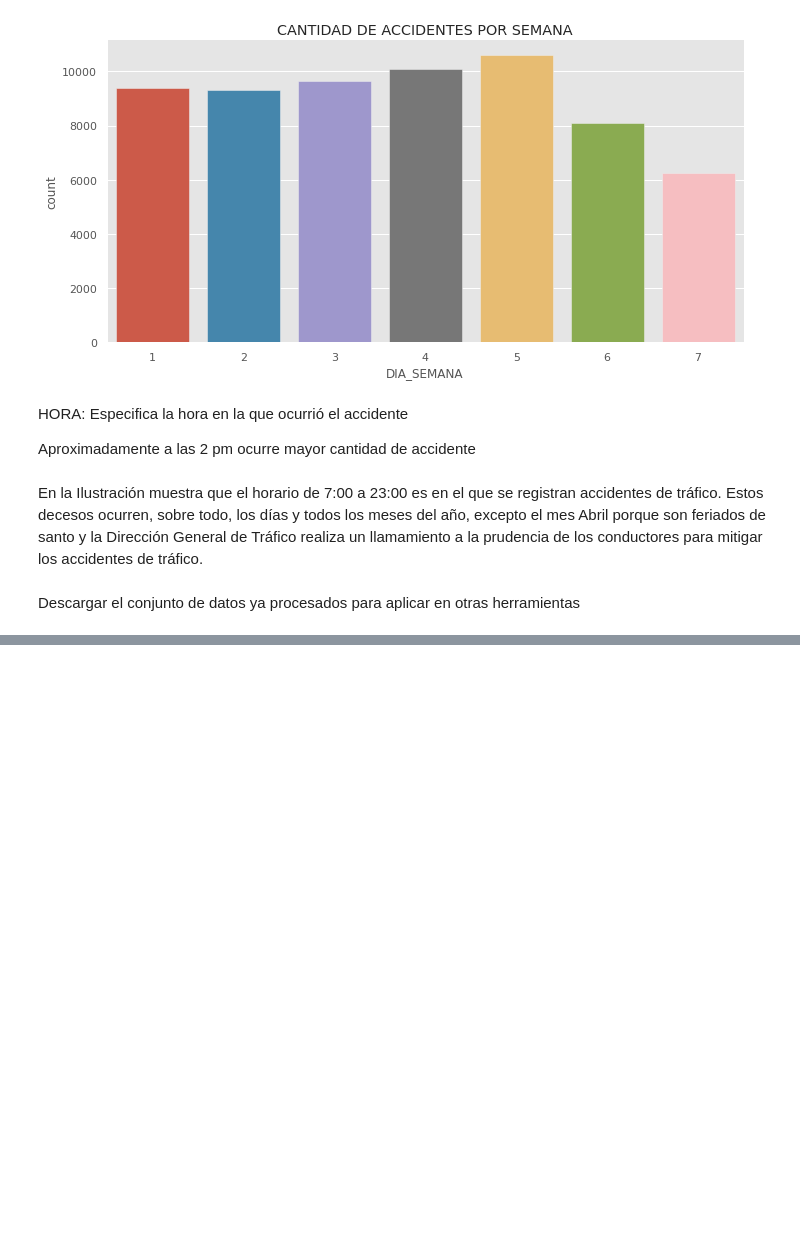
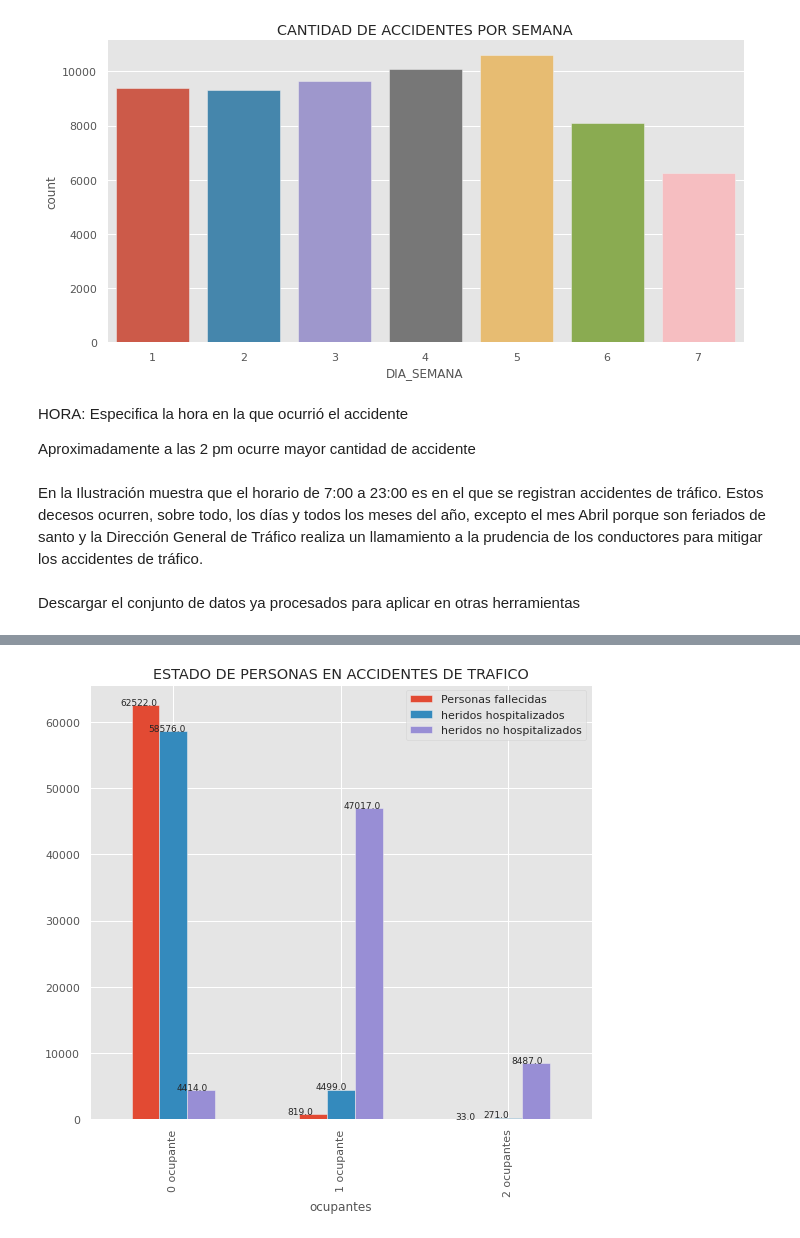
Before and after one commit to Davixino/Trabajo-Final, a Jupyter notebook: Análisis_de_datos.ipynb, the cells around one changed output, grey strips where cells are left out. Saved outputs shown, nothing was run; the diff lists cells and outputs as text; code cells hidden in the pictures; blank space fills up the shorter version.

```diff
--- a/Análisis_de_datos.ipynb
+++ b/Análisis_de_datos.ipynb
@@ -1092,0 +1094,19 @@ df
+# %%
+def with_hue(ax, feature, Number_of_categories, hue_categories):
+    a = [p.get_height() for p in ax.patches]
+    patch = [p for p in ax.patches]
+    for i in range(Number_of_categories):
+        total = feature.value_counts().values[i]
+        for j in range(hue_categories):
+            percentage="{:.1f}".format(1 * a[(j*Number_of_categories + i)]/total)
+            x = patch[(j*Number_of_categories + i)].get_x() + patch[(j*Number_of_categories + i)].get_width() / 2 - 0.15
+            y = patch[(j*Number_of_categories + i)].get_y() + patch[(j*Number_of_categories + i)].get_height()
+            ax.annotate(percentage, (x, y), size = 9)
+# %%
+df=pd.DataFrame(df ,columns=['Personas fallecidas','heridos hospitalizados', 'heridos no hospitalizados','ocupantes'])
+ax=df.plot(x='ocupantes', y=['Personas fallecidas','heridos hospitalizados', 'heridos no hospitalizados'], kind="bar",figsize=(9,8))
+with_hue(ax, df.ocupantes, 3,3)
+plt.title('ESTADO DE PERSONAS EN ACCIDENTES DE TRAFICO')
+plt.show()
+# %% [output]
+[figure, added]
```
Also changed, not shown: parts of 9 cells of this notebook.
